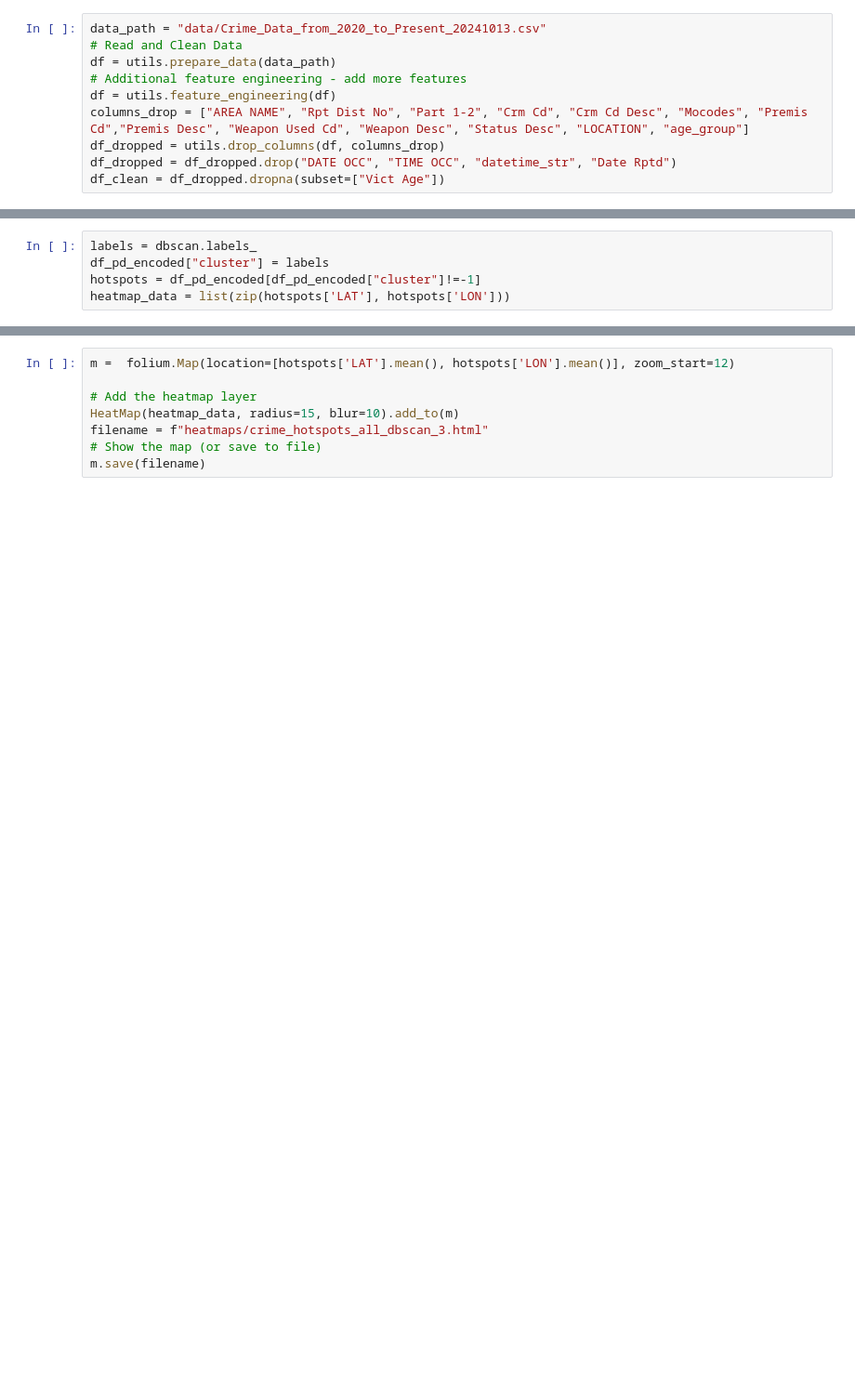
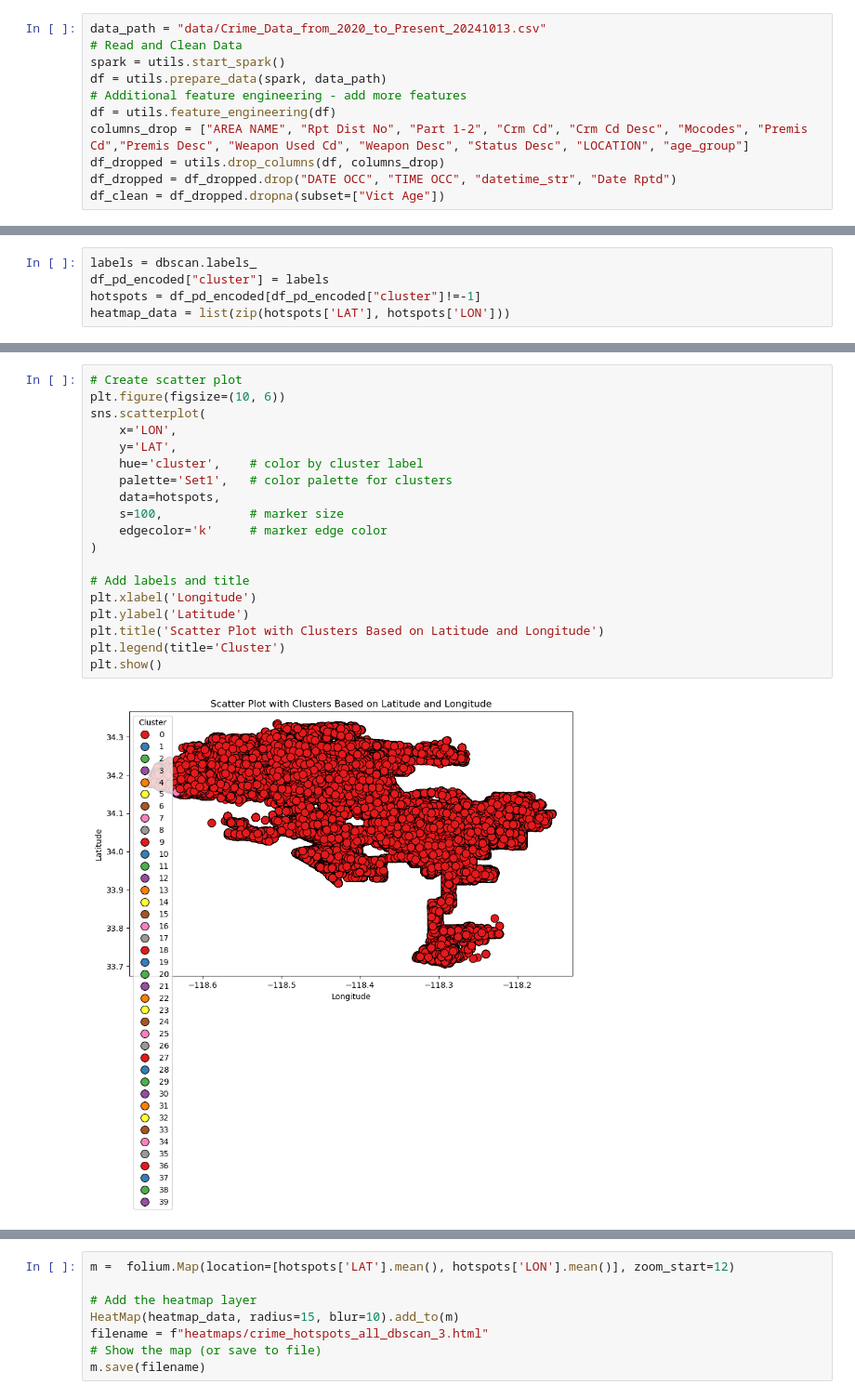
Before and after one commit to helloimsc/lapd-crime-spots, a Jupyter notebook: clustering_dbscan.ipynb, the cells around one changed output, grey strips where cells are left out. Shown at 93% size. Cells and saved outputs as stored; diff of their text form; blank space fills up the shorter version.

Commit message:
clustering with DBscan

```diff
--- a/clustering_dbscan.ipynb
+++ b/clustering_dbscan.ipynb
@@ -19,7 +19,8 @@ from libs import utils
 # %%
 data_path = "data/Crime_Data_from_2020_to_Present_20241013.csv"
 # Read and Clean Data
-df = utils.prepare_data(data_path)
+spark = utils.start_spark()
+df = utils.prepare_data(spark, data_path)
 # Additional feature engineering - add more features
 df = utils.feature_engineering(df)
 columns_drop = ["AREA NAME", "Rpt Dist No", "Part 1-2", "Crm Cd", "Crm Cd Desc", "Mocodes", "Premis Cd","Premis Desc", "Weapon Used Cd", "Weapon Desc", "Status Desc", "LOCATION", "age_group"]
@@ -61,0 +84,21 @@ heatmap_data = list(zip(hotspots['LAT'], hotspots['LON']))
+# %%
+# Create scatter plot
+plt.figure(figsize=(10, 6))
+sns.scatterplot(
+    x='LON',
+    y='LAT',
+    hue='cluster',    # color by cluster label
+    palette='Set1',   # color palette for clusters
+    data=hotspots,
+    s=100,            # marker size
+    edgecolor='k'     # marker edge color
+)
+
+# Add labels and title
+plt.xlabel('Longitude')
+plt.ylabel('Latitude')
+plt.title('Scatter Plot with Clusters Based on Latitude and Longitude')
+plt.legend(title='Cluster')
+plt.show()
+# %% [output]
+[figure, added]
```
Also changed, not shown: parts of 41 cells of this notebook, 10 other files.
